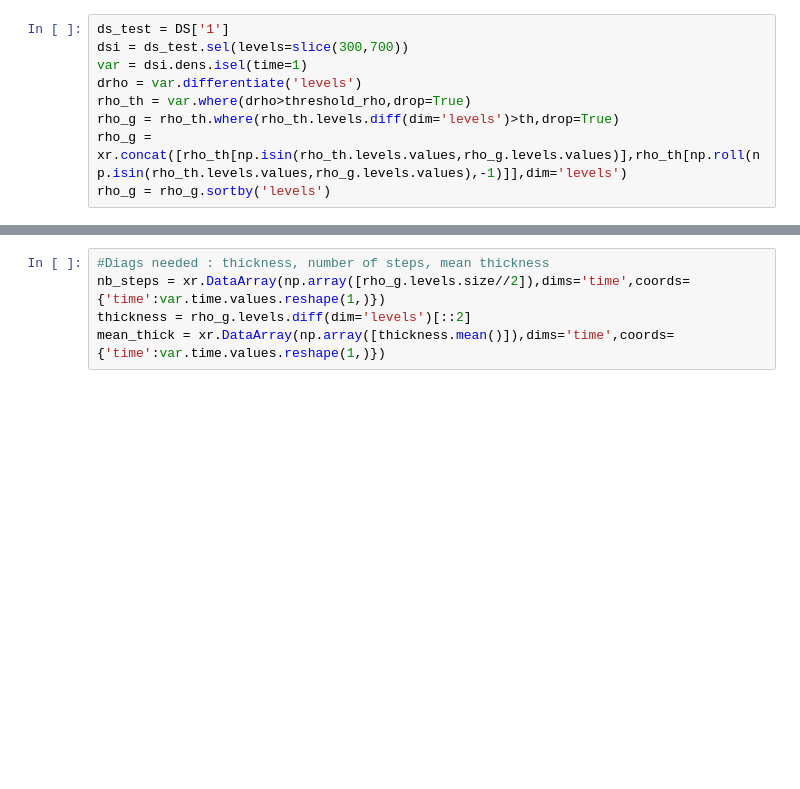
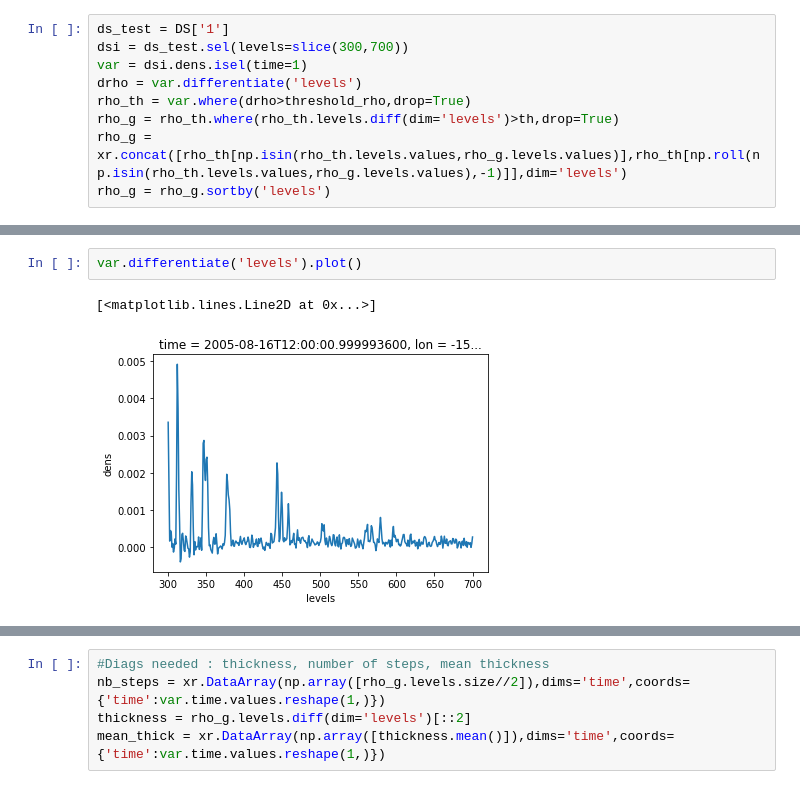
Before and after one commit to zcasparco/Canada_basin, a Jupyter notebook: ITP_cruises_maps_0307.ipynb, the cells around one changed output, grey strips where cells are left out. Drawn from its saved outputs; the diff is of its cells as text; blank space fills up the shorter version.

```diff
--- a/ITP_cruises_maps.ipynb
+++ b/ITP_cruises_maps_0307.ipynb
@@ -311,0 +323,5 @@ rho_g = rho_g.sortby('levels')
+# %%
+var.differentiate('levels').plot()
+# %% [output]
+[<matplotlib.lines.Line2D at 0x...>]
+[figure, added]
```
Also changed, not shown: parts of 5 cells of this notebook.
